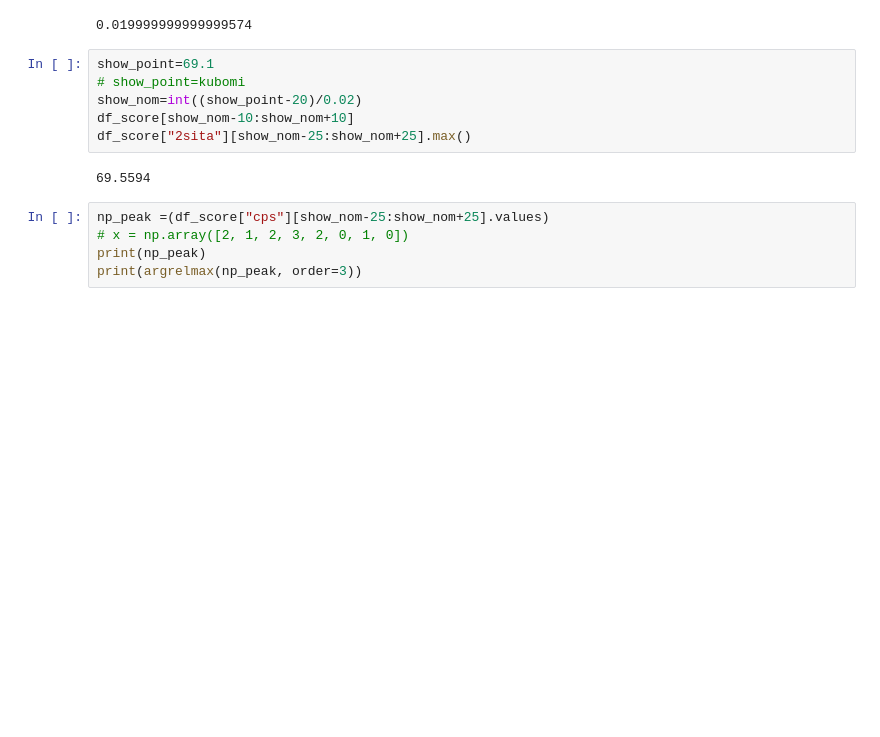
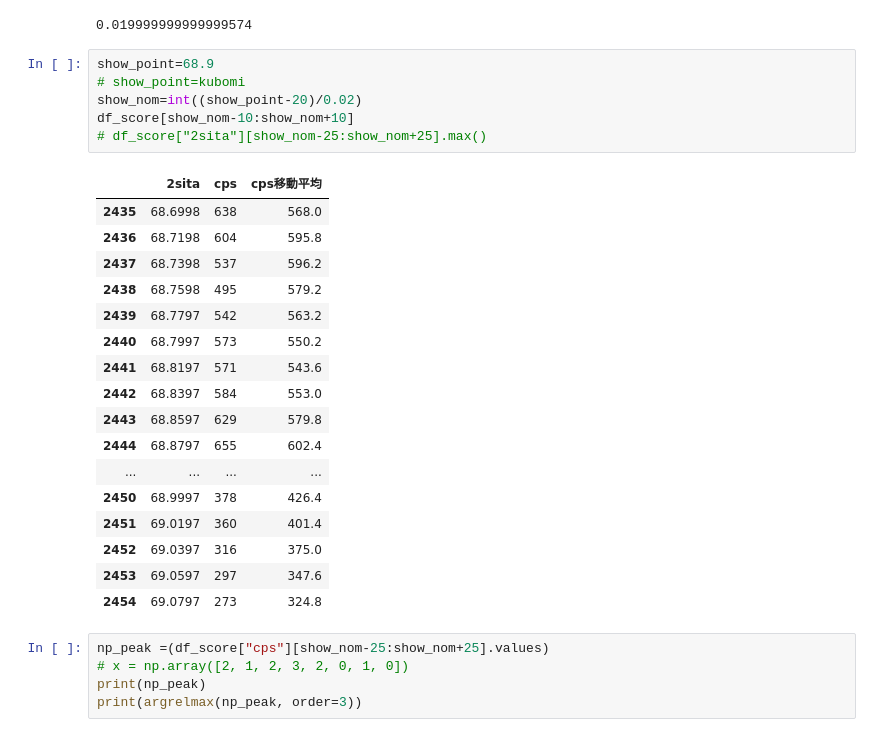
Before and after one commit to yosinobu-yamasita/xray_diffraction_viewer, a Jupyter notebook: xray_show_note.ipynb, the cells around one changed output. Cells and saved outputs as stored; diff of their text form; blank space fills up the shorter version.

```diff
--- a/xray_show_note.ipynb
+++ b/xray_show_note.ipynb
@@ -85,13 +85,29 @@ df_score["2sita"][1]-df_score["2sita"][0]
 # %% [output]
 0.019999999999999574
 # %%
-show_point=69.1
+show_point=68.9
 # show_point=kubomi
 show_nom=int((show_point-20)/0.02)
 df_score[show_nom-10:show_nom+10]
-df_score["2sita"][show_nom-25:show_nom+25].max()
+# df_score["2sita"][show_nom-25:show_nom+25].max()
 # %% [output]
-69.5594
+|  | 2sita | cps | cps移動平均 |
+| 2435 | 68.6998 | 638 | 568.0 |
+| 2436 | 68.7198 | 604 | 595.8 |
+| 2437 | 68.7398 | 537 | 596.2 |
+| 2438 | 68.7598 | 495 | 579.2 |
+| 2439 | 68.7797 | 542 | 563.2 |
+| 2440 | 68.7997 | 573 | 550.2 |
+| 2441 | 68.8197 | 571 | 543.6 |
+| 2442 | 68.8397 | 584 | 553.0 |
+| 2443 | 68.8597 | 629 | 579.8 |
+| 2444 | 68.8797 | 655 | 602.4 |
+| ... | ... | ... | ... |
+| 2450 | 68.9997 | 378 | 426.4 |
+| 2451 | 69.0197 | 360 | 401.4 |
+| 2452 | 69.0397 | 316 | 375.0 |
+| 2453 | 69.0597 | 297 | 347.6 |
+| 2454 | 69.0797 | 273 | 324.8 |
 # %%
 np_peak =(df_score["cps"][show_nom-25:show_nom+25].values)
 # x = np.array([2, 1, 2, 3, 2, 0, 1, 0])
```
Also changed, not shown: parts of 4 cells of this notebook.
